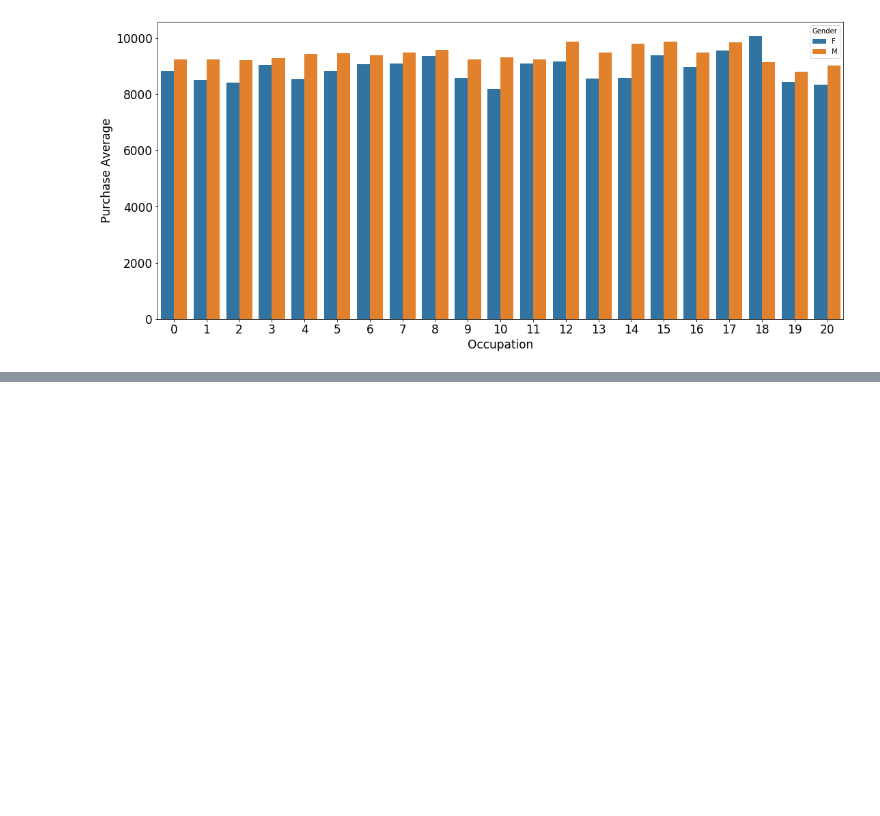
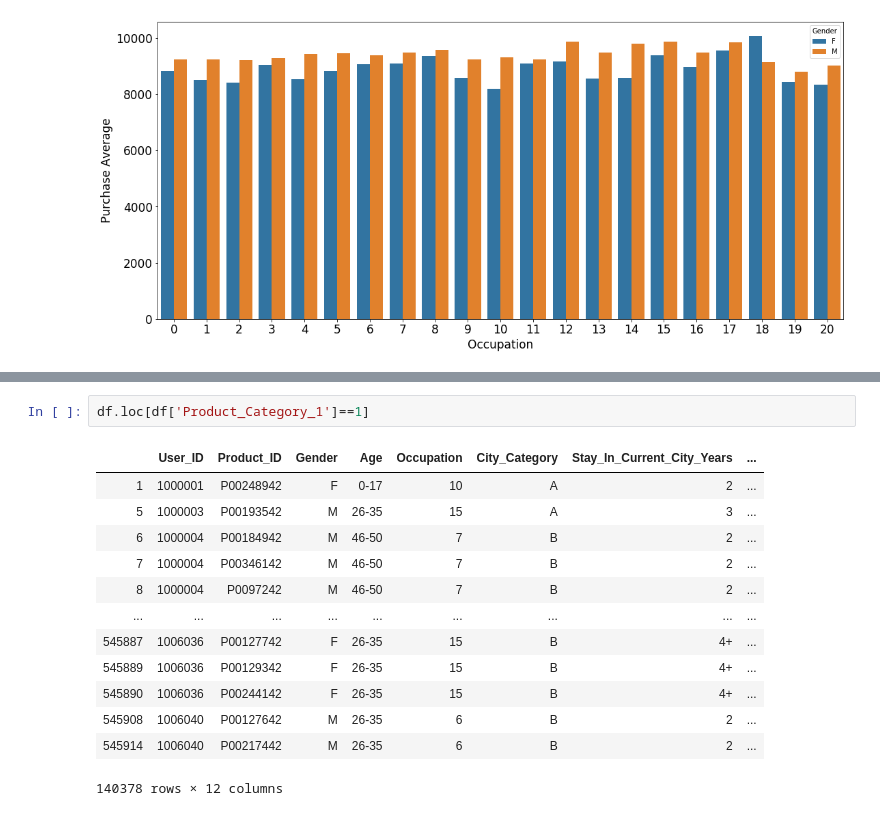
Before and after one commit to joseh4/Predicting_Black_Friday_Shopping_Purcahses, a Jupyter notebook: EDA_notebook.ipynb, the cells around one changed output, grey strips where cells are left out. Saved outputs shown, nothing was run; the diff lists cells and outputs as text; blank space fills up the shorter version.

```diff
--- a/EDA_notebook.ipynb
+++ b/EDA_notebook.ipynb
@@ -837,0 +974,16 @@ plt.show()
+# %%
+df.loc[df['Product_Category_1']==1]
+# %% [output]
+|  | User_ID | Product_ID | Gender | Age | Occupation | City_Category | Stay_In_Current_City_Years | ... |
+| 1 | 1000001 | P00248942 | F | 0-17 | 10 | A | 2 | ... |
+| 5 | 1000003 | P00193542 | M | 26-35 | 15 | A | 3 | ... |
+| 6 | 1000004 | P00184942 | M | 46-50 | 7 | B | 2 | ... |
+| 7 | 1000004 | P00346142 | M | 46-50 | 7 | B | 2 | ... |
+| 8 | 1000004 | P0097242 | M | 46-50 | 7 | B | 2 | ... |
+| ... | ... | ... | ... | ... | ... | ... | ... | ... |
+| 545887 | 1006036 | P00127742 | F | 26-35 | 15 | B | 4+ | ... |
+| 545889 | 1006036 | P00129342 | F | 26-35 | 15 | B | 4+ | ... |
+| 545890 | 1006036 | P00244142 | F | 26-35 | 15 | B | 4+ | ... |
+| 545908 | 1006040 | P00127642 | M | 26-35 | 6 | B | 2 | ... |
+| 545914 | 1006040 | P00217442 | M | 26-35 | 6 | B | 2 | ... |
+140378 rows × 12 columns
```
Also changed, not shown: parts of 16 cells of this notebook.
